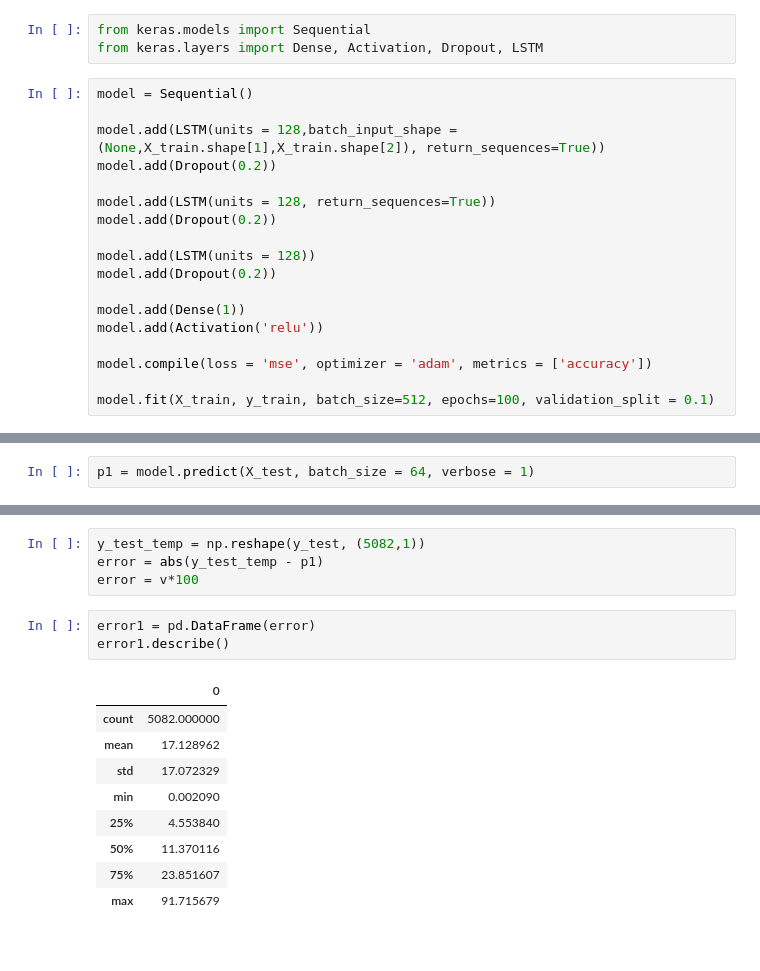
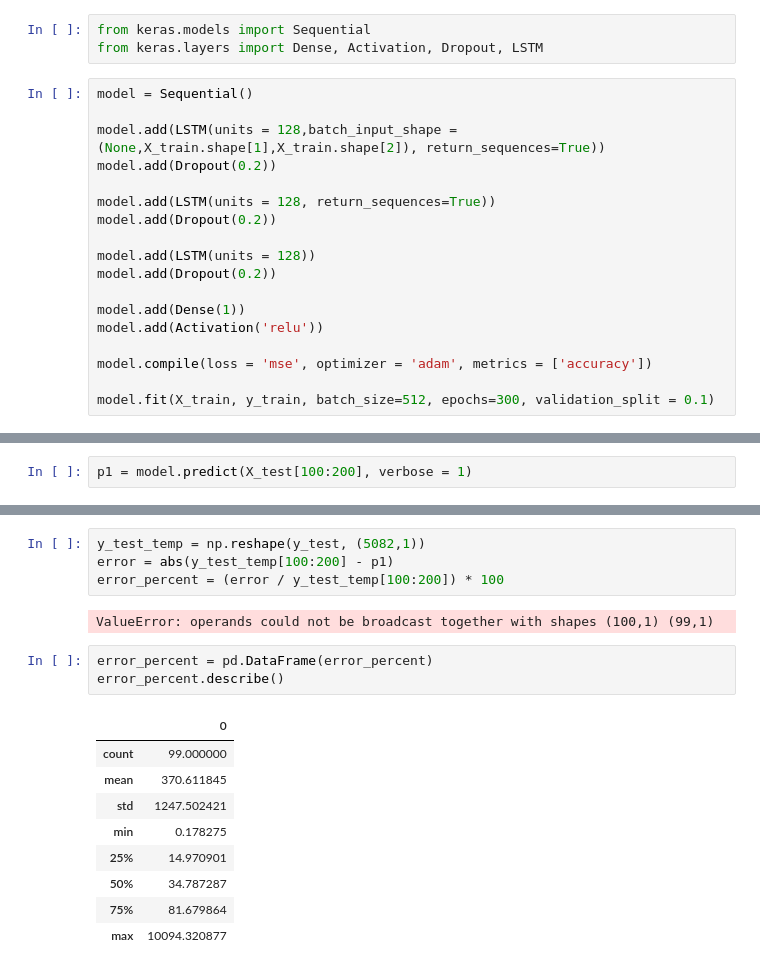
Before and after one commit to adityaprabhat01/HurricaneTrajectory, a Jupyter notebook: model.ipynb, the cells around one changed output, grey strips where cells are left out. Cells and saved outputs as stored; diff of their text form.

```diff
--- a/model.ipynb
+++ b/model.ipynb
@@ -361,6 +361,6 @@ model.add(Activation('relu'))
 
 model.compile(loss = 'mse', optimizer = 'adam', metrics = ['accuracy'])
 
-model.fit(X_train, y_train, batch_size=512, epochs=100, validation_split = 0.1)
+model.fit(X_train, y_train, batch_size=512, epochs=300, validation_split = 0.1)
 # %% [output]
 Train on 18371 samples, validate on 2042 samples
@@ -391,3 +392,3 @@ t1 = model.evaluate(X_test, y_test, verbose=1)
 # %%
-p1 = model.predict(X_test, batch_size = 64, verbose = 1)
+p1 = model.predict(X_test[100:200], verbose = 1)
 # %% [output]
@@ -399,17 +396,19 @@ p2 = model.predict(X_train, batch_size = 64, verbose = 1)
 # %%
 y_test_temp = np.reshape(y_test, (5082,1))
-error = abs(y_test_temp - p1)
-error = v*100
+error = abs(y_test_temp[100:200] - p1)
+error_percent = (error / y_test_temp[100:200]) * 100
+# %% [output]
+ValueError: operands could not be broadcast together with shapes (100,1) (99,1)
 # %%
-error1 = pd.DataFrame(error)
-error1.describe()
+error_percent = pd.DataFrame(error_percent)
+error_percent.describe()
 # %% [output]
 |  | 0 |
-| count | 5082.000000 |
-| mean | 17.128962 |
-| std | 17.072329 |
-| min | 0.002090 |
-| 25% | 4.553840 |
-| 50% | 11.370116 |
-| 75% | 23.851607 |
-| max | 91.715679 |
+| count | 99.000000 |
+| mean | 370.611845 |
+| std | 1247.502421 |
+| min | 0.178275 |
+| 25% | 14.970901 |
+| 50% | 34.787287 |
+| 75% | 81.679864 |
+| max | 10094.320877 |
```
Also changed, not shown: parts of 7 cells of this notebook, 1 other file.
